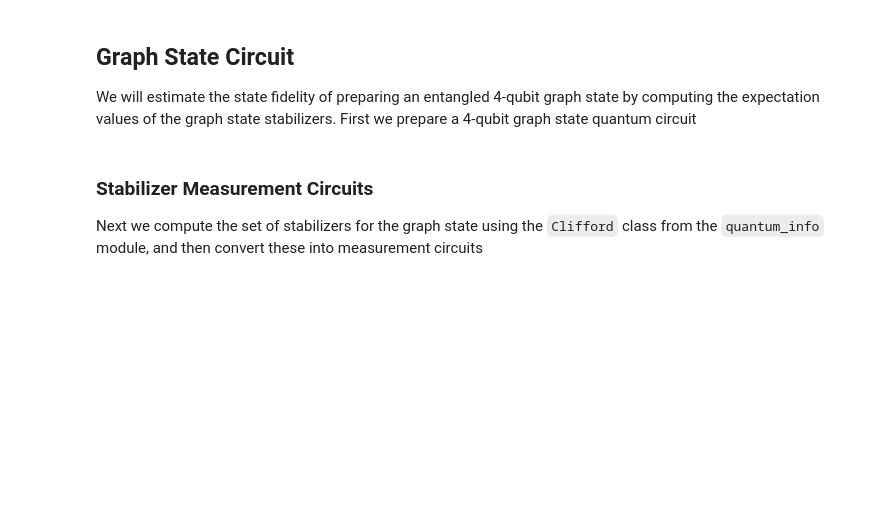
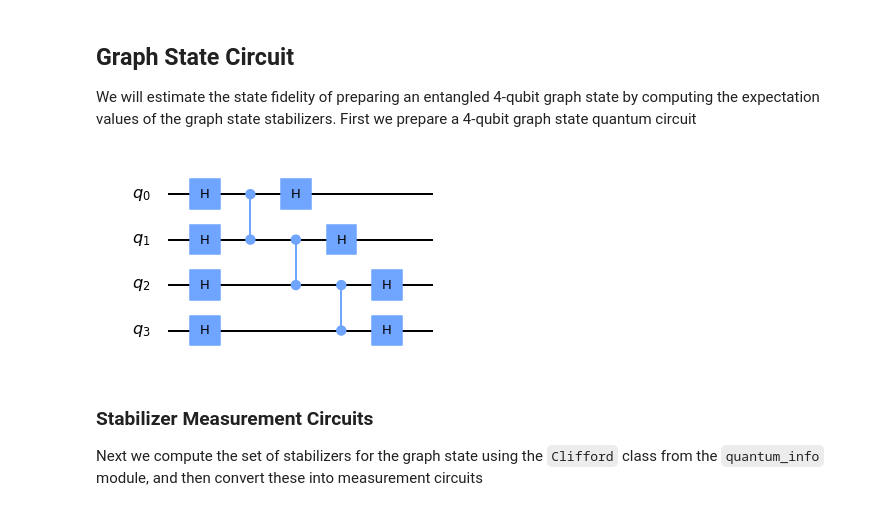
Before and after one commit to chriseclectic/ncemntqc, a Jupyter notebook: notebooks/4_meas_mit.ipynb, the cells around one changed output. Saved outputs shown, nothing was run; the diff lists cells and outputs as text; code cells hidden in the pictures; blank space fills up the shorter version.

```diff
--- a/notebooks/4_meas_mit.ipynb
+++ b/notebooks/4_meas_mit.ipynb
@@ -113,14 +113,15 @@ We will estimate the state fidelity of preparing an entangled 4-qubit graph stat
 # %%
 num_qubits = 4
 coupling_graph = [[0, 1], [1, 2], [2, 3]]
 
 state_circuit = qiskit.QuantumCircuit(num_qubits)
 state_circuit.h(range(num_qubits))
 for i, j in coupling_graph:
     state_circuit.cz(i, j)
 state_circuit.h(range(num_qubits))
-state_circuit.draw('mpl').savefig('figures/graph_state4.png', dpi=150)
 state_circuit.draw('mpl')
+# %% [output]
+[figure, added]
 # %% [markdown]
 ### Stabilizer Measurement Circuits
 
```
Also changed, not shown: parts of 5 cells of this notebook, 8 other files.
